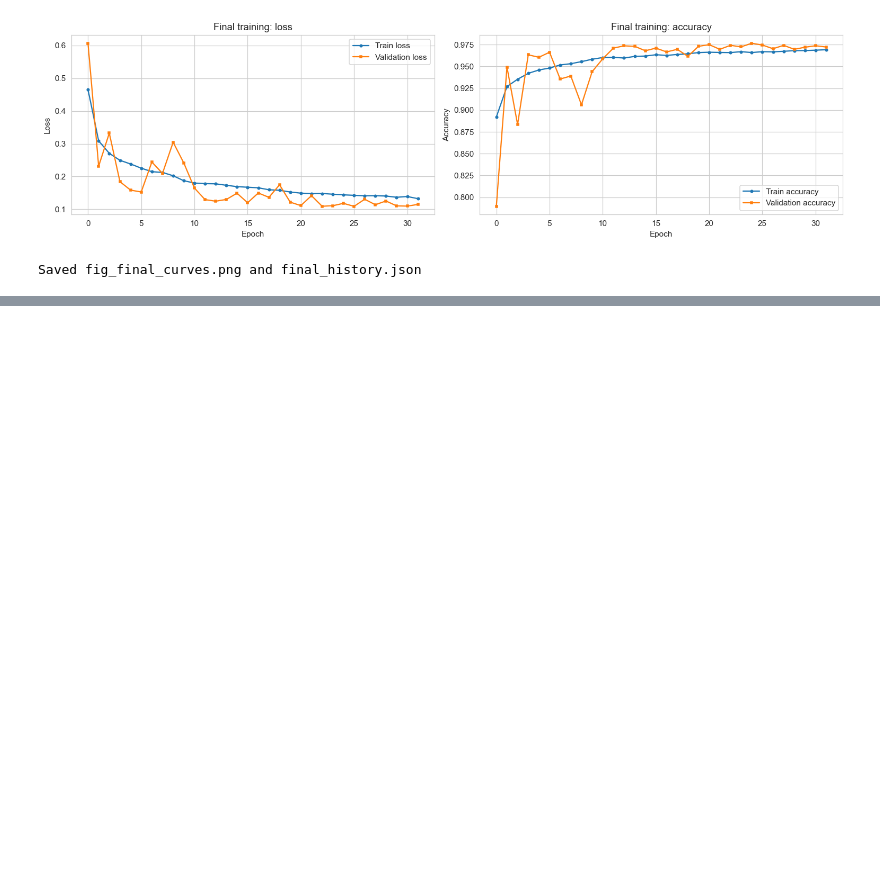
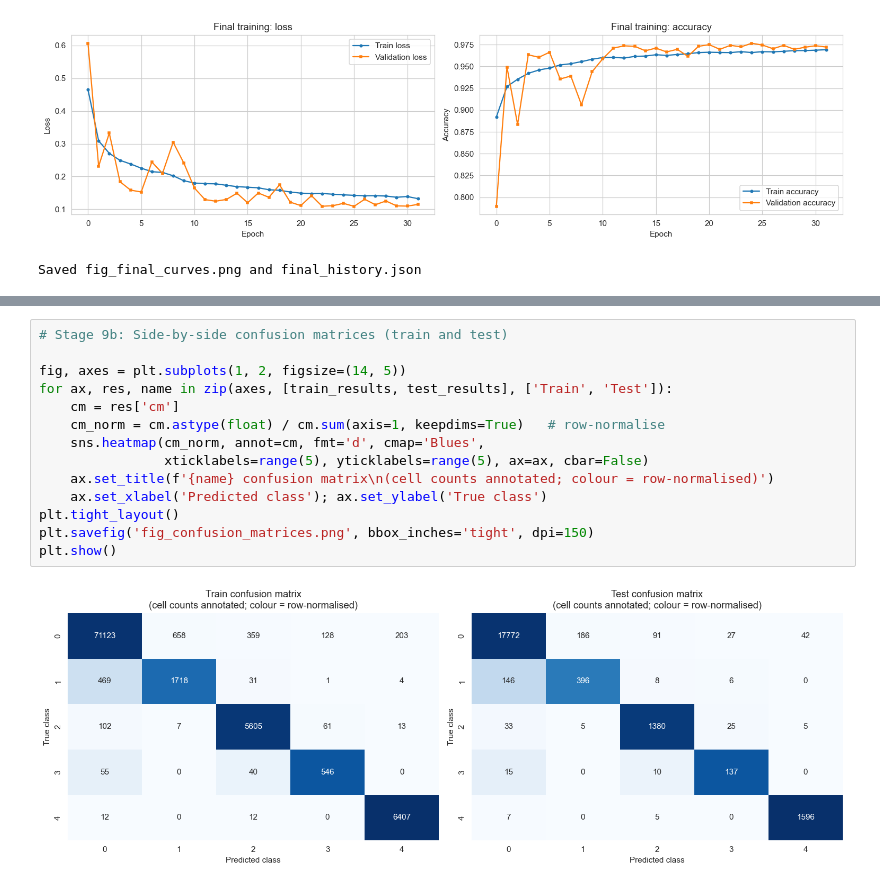
Before and after one commit to Arush70/ECG-Heartbeat-Classification, a Jupyter notebook: Training-ANN.ipynb, the cells around one changed output, grey strips where cells are left out. Drawn from its saved outputs; the diff is of its cells as text; blank space fills up the shorter version.

Commit message:
Full evaluation on train and test sets

```diff
--- a/Training-ANN.ipynb
+++ b/Training-ANN.ipynb
@@ -788,0 +867,16 @@ Saved fig_final_curves.png and final_history.json
+# %%
+# Stage 9b: Side-by-side confusion matrices (train and test)
+
+fig, axes = plt.subplots(1, 2, figsize=(14, 5))
+for ax, res, name in zip(axes, [train_results, test_results], ['Train', 'Test']):
+    cm = res['cm']
+    cm_norm = cm.astype(float) / cm.sum(axis=1, keepdims=True)   # row-normalise
+    sns.heatmap(cm_norm, annot=cm, fmt='d', cmap='Blues',
+                xticklabels=range(5), yticklabels=range(5), ax=ax, cbar=False)
+    ax.set_title(f'{name} confusion matrix\n(cell counts annotated; colour = row-normalised)')
+    ax.set_xlabel('Predicted class'); ax.set_ylabel('True class')
+plt.tight_layout()
+plt.savefig('fig_confusion_matrices.png', bbox_inches='tight', dpi=150)
+plt.show()
+# %% [output]
+[figure, added]
```
Also changed, not shown: parts of 4 cells of this notebook, 3 other files.
